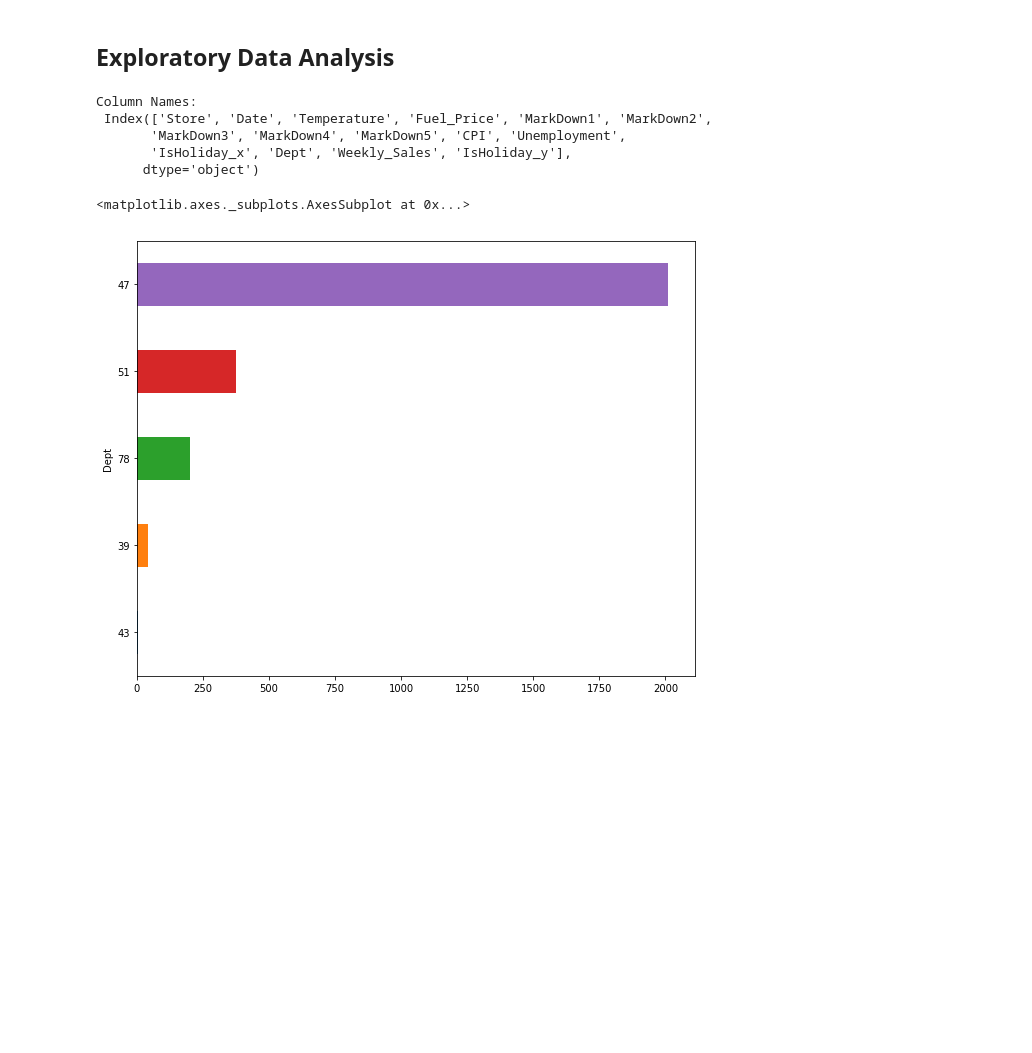
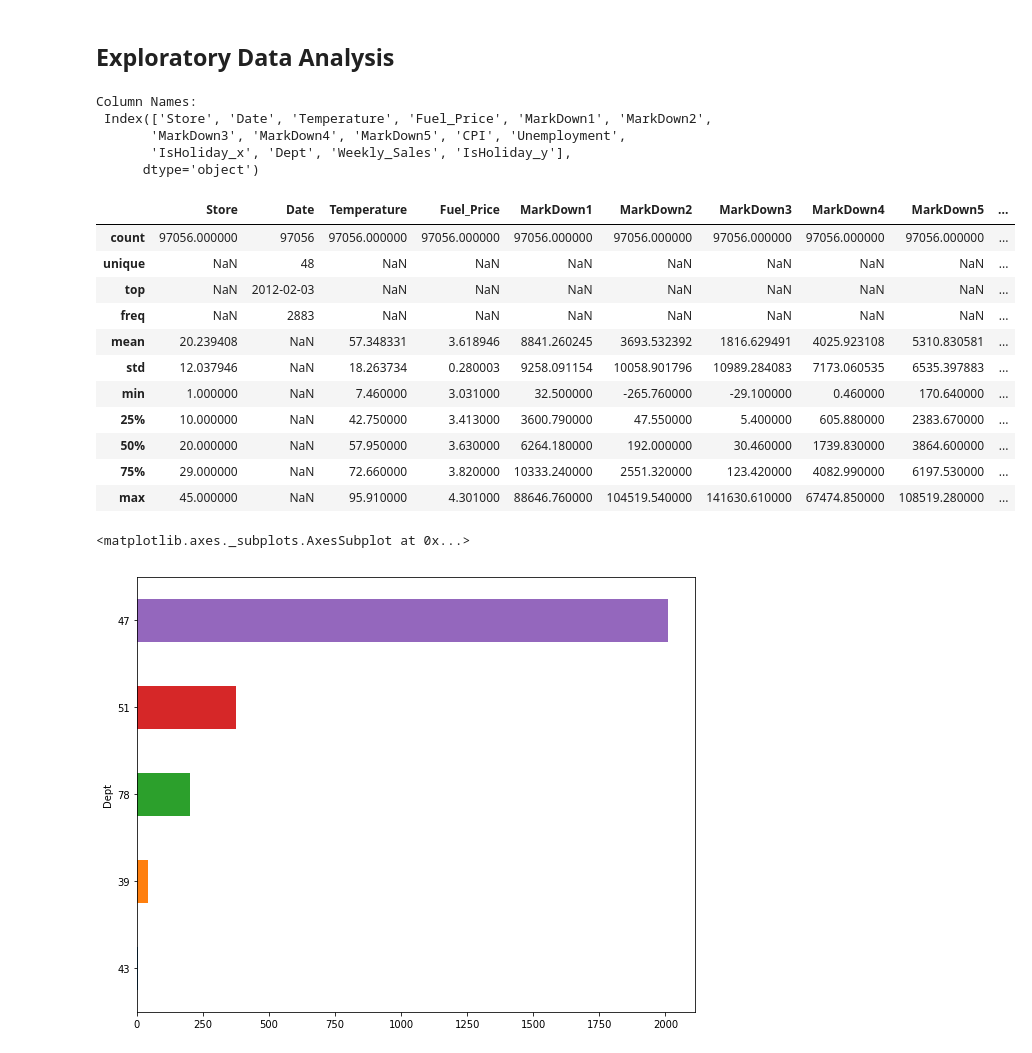
Before and after one commit to rsfogel/flatiron_mid_term, a Jupyter notebook: Midterm.ipynb, the cells around one changed output. Saved outputs shown, nothing was run; the diff lists cells and outputs as text; code cells hidden in the pictures; blank space fills up the shorter version.

```diff
--- a/Midterm.ipynb
+++ b/Midterm.ipynb
@@ -83,6 +83,22 @@ Column Names:
        'MarkDown3', 'MarkDown4', 'MarkDown5', 'CPI', 'Unemployment',
        'IsHoliday_x', 'Dept', 'Weekly_Sales', 'IsHoliday_y'],
       dtype='object')
+# %%
+#lets look at the data
+df.describe(include="all")
+# %% [output]
+|  | Store | Date | Temperature | Fuel_Price | MarkDown1 | MarkDown2 | MarkDown3 | MarkDown4 | MarkDown5 | ... |
+| count | 97056.000000 | 97056 | 97056.000000 | 97056.000000 | 97056.000000 | 97056.000000 | 97056.000000 | 97056.000000 | 97056.000000 | ... |
+| unique | NaN | 48 | NaN | NaN | NaN | NaN | NaN | NaN | NaN | ... |
+| top | NaN | 2012-02-03 | NaN | NaN | NaN | NaN | NaN | NaN | NaN | ... |
+| freq | NaN | 2883 | NaN | NaN | NaN | NaN | NaN | NaN | NaN | ... |
+| mean | 20.239408 | NaN | 57.348331 | 3.618946 | 8841.260245 | 3693.532392 | 1816.629491 | 4025.923108 | 5310.830581 | ... |
+| std | 12.037946 | NaN | 18.263734 | 0.280003 | 9258.091154 | 10058.901796 | 10989.284083 | 7173.060535 | 6535.397883 | ... |
+| min | 1.000000 | NaN | 7.460000 | 3.031000 | 32.500000 | -265.760000 | -29.100000 | 0.460000 | 170.640000 | ... |
+| 25% | 10.000000 | NaN | 42.750000 | 3.413000 | 3600.790000 | 47.550000 | 5.400000 | 605.880000 | 2383.670000 | ... |
+| 50% | 20.000000 | NaN | 57.950000 | 3.630000 | 6264.180000 | 192.000000 | 30.460000 | 1739.830000 | 3864.600000 | ... |
+| 75% | 29.000000 | NaN | 72.660000 | 3.820000 | 10333.240000 | 2551.320000 | 123.420000 | 4082.990000 | 6197.530000 | ... |
+| max | 45.000000 | NaN | 95.910000 | 4.301000 | 88646.760000 | 104519.540000 | 141630.610000 | 67474.850000 | 108519.280000 | ... |
 # %%
 df.groupby('Dept')['Weekly_Sales'].sum().sort_values().head().plot(kind='barh',figsize=(10,8))
 # %% [output]
```
Also changed, not shown: parts of 26 cells of this notebook.
